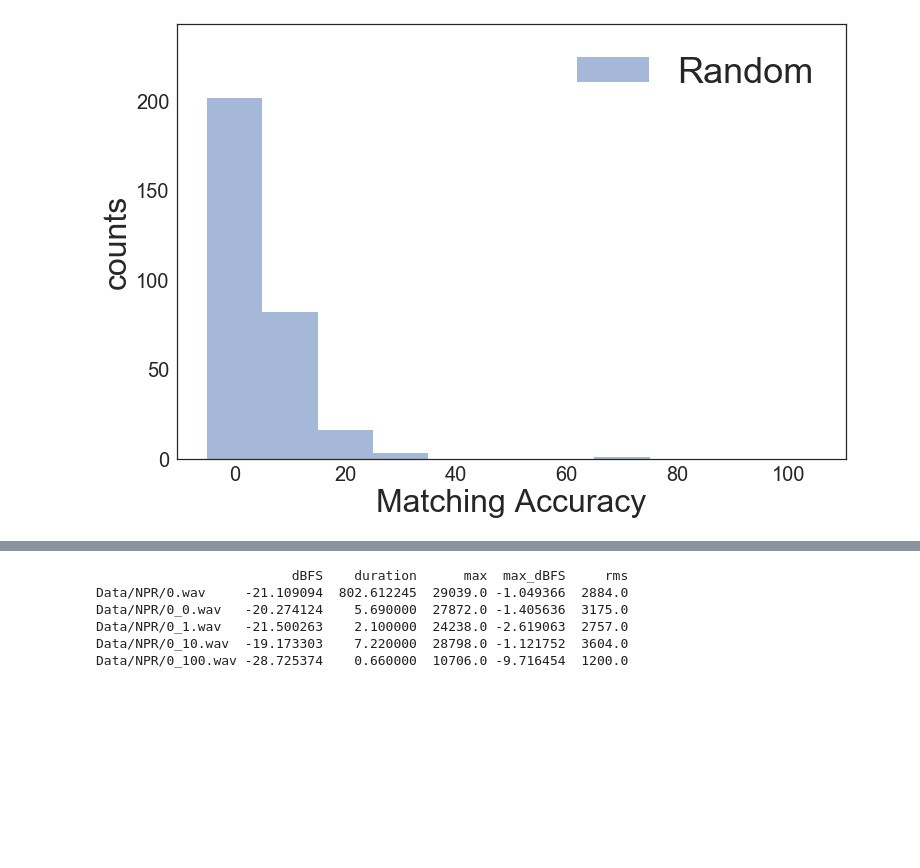
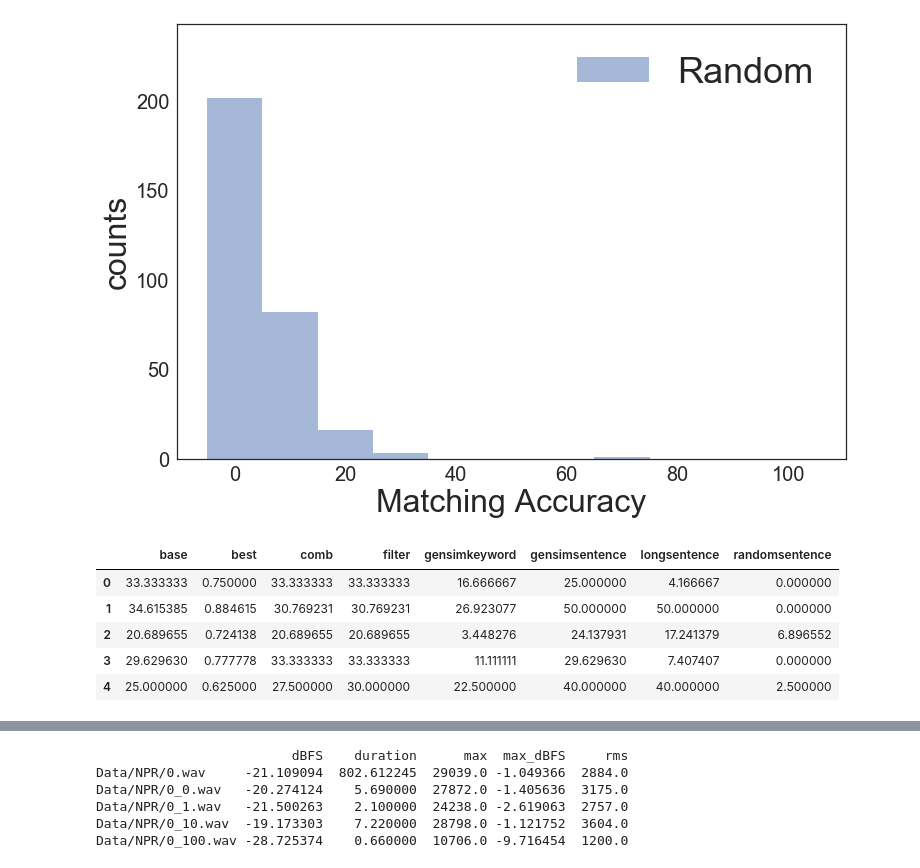
Before and after one commit to tongbaojia/Insight, a Jupyter notebook: Project/SummaryStudies.ipynb, the cells around one changed output, grey strips where cells are left out. Cells and saved outputs as stored; diff of their text form; code cells hidden in the pictures; blank space fills up the shorter version.

```diff
--- a/Project/SummaryStudies.ipynb
+++ b/Project/SummaryStudies.ipynb
@@ -355,3 +367,13 @@ plt.show()
 # %% [output]
 <matplotlib.figure.Figure at 0x...>
 [figure]
+# %%
+df_score = pd.DataFrame(scores)
+df_score.head()
+# %% [output]
+|  | base | best | comb | filter | gensimkeyword | gensimsentence | longsentence | randomsentence |
+| 0 | 33.333333 | 0.750000 | 33.333333 | 33.333333 | 16.666667 | 25.000000 | 4.166667 | 0.000000 |
+| 1 | 34.615385 | 0.884615 | 30.769231 | 30.769231 | 26.923077 | 50.000000 | 50.000000 | 0.000000 |
+| 2 | 20.689655 | 0.724138 | 20.689655 | 20.689655 | 3.448276 | 24.137931 | 17.241379 | 6.896552 |
+| 3 | 29.629630 | 0.777778 | 33.333333 | 33.333333 | 11.111111 | 29.629630 | 7.407407 | 0.000000 |
+| 4 | 25.000000 | 0.625000 | 27.500000 | 30.000000 | 22.500000 | 40.000000 | 40.000000 | 2.500000 |
```
Also changed, not shown: parts of 3 cells of this notebook, 15 other files.
